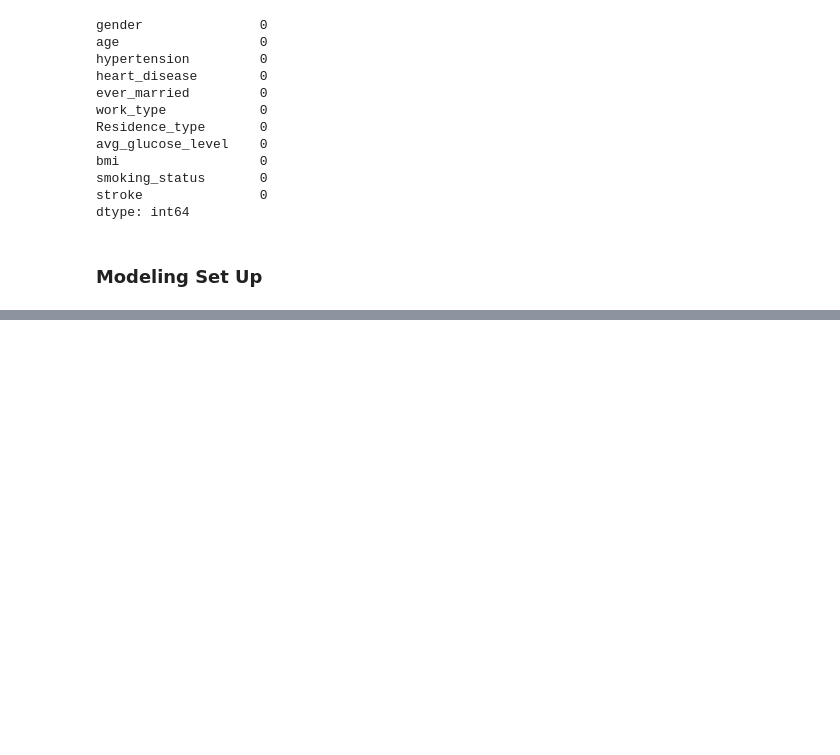
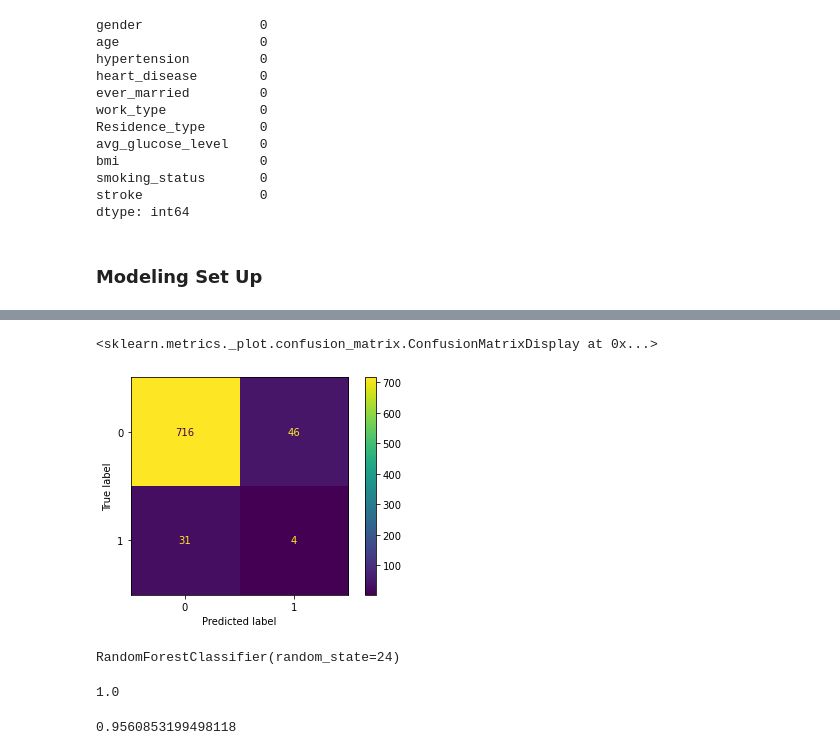
Before and after one commit to zpollats/DSPractice, a Jupyter notebook: BrainStrokePrediction.ipynb, the cells around one changed output, grey strips where cells are left out. Drawn from its saved outputs; the diff is of its cells as text; code cells hidden in the pictures; blank space fills up the shorter version.

```diff
--- a/BrainStrokePrediction.ipynb
+++ b/BrainStrokePrediction.ipynb
@@ -83,0 +148,2 @@ X_train_fin, X_val, y_train_fin, y_val = train_test_split(X_train, y_train, test
+# %%
+dtc = DecisionTreeClassifier(random_state=24)
@@ -83,0 +162,5 @@ X_train_fin, X_val, y_train_fin, y_val = train_test_split(X_train, y_train, test
+# %%
+plot_confusion_matrix(dtc, X_val, y_val)
+# %% [output]
+<sklearn.metrics._plot.confusion_matrix.ConfusionMatrixDisplay at 0x...>
+[figure, added]
@@ -83,0 +169,12 @@ X_train_fin, X_val, y_train_fin, y_val = train_test_split(X_train, y_train, test
+# %%
+rfc.fit(X_train_fin, y_train_fin)
+# %% [output]
+RandomForestClassifier(random_state=24)
+# %%
+rfc.score(X_train_fin, y_train_fin)
+# %% [output]
+1.0
+# %%
+rfc.score(X_val, y_val)
+# %% [output]
+0.9560853199498118
```
Also changed, not shown: parts of 22 cells of this notebook.
